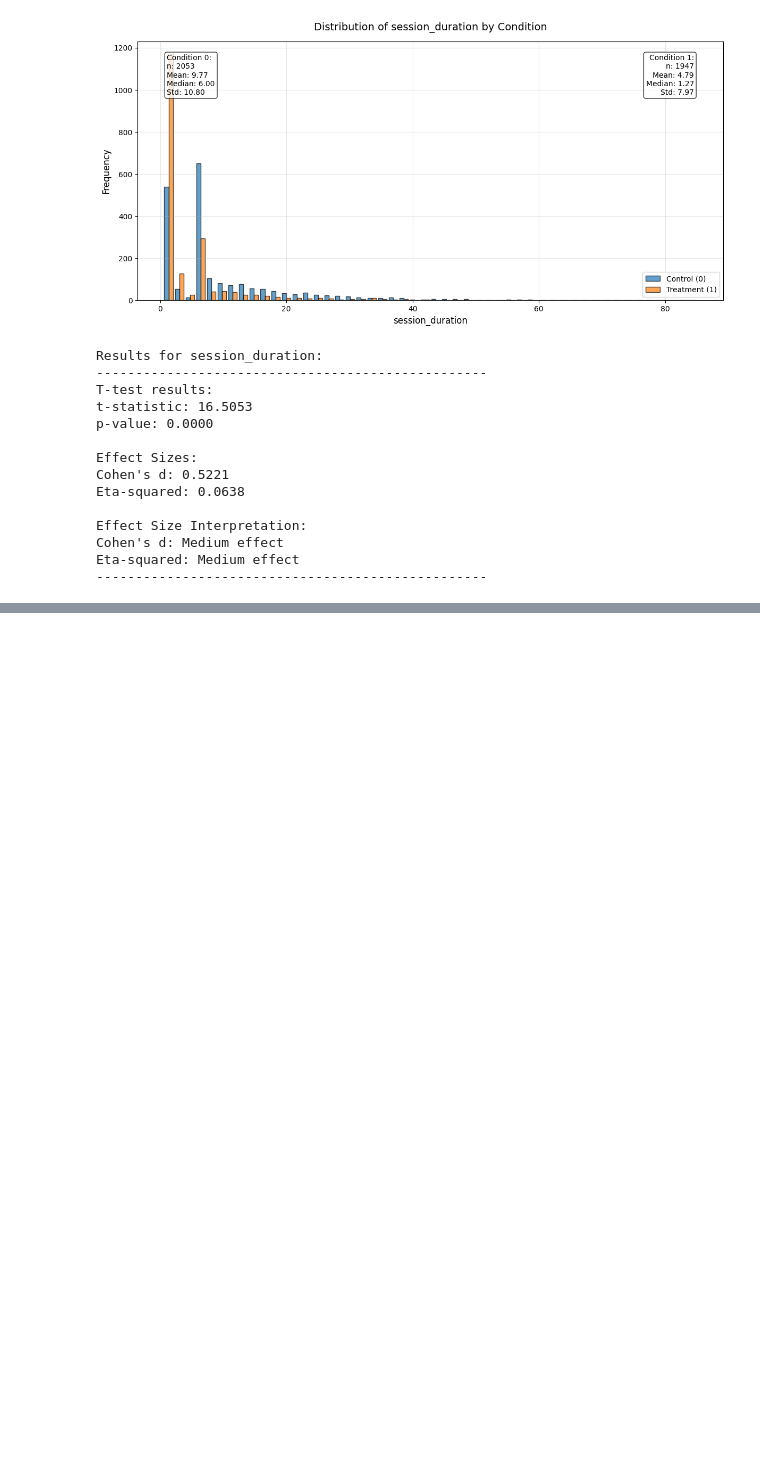
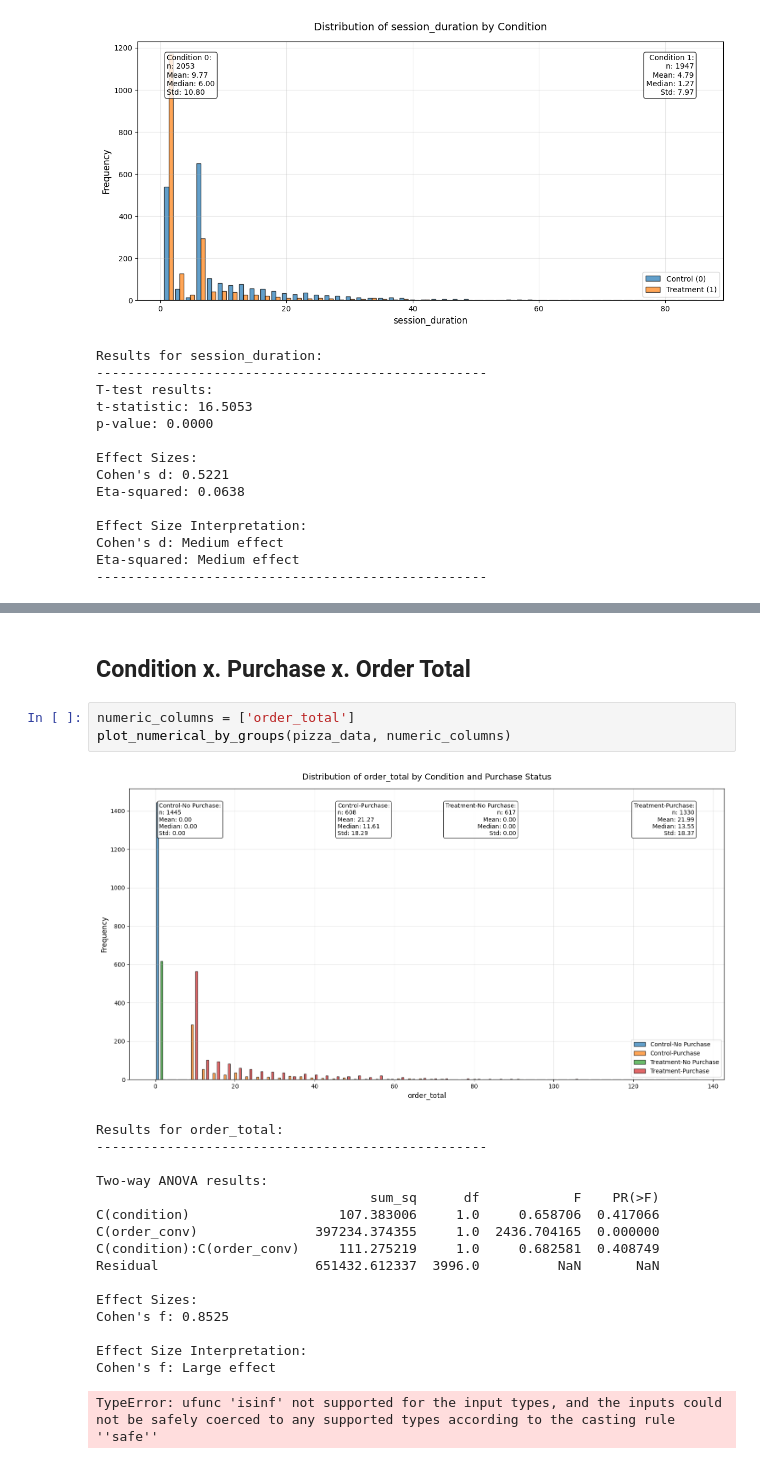
Before and after one commit to HNStaggs/AB-Test-Case, a Jupyter notebook: notebooks/synthetic_data_hypothesis_testing.ipynb, the cells around one changed output, grey strips where cells are left out. Cells and saved outputs as stored; diff of their text form; blank space fills up the shorter version.

```diff
--- a/notebooks/synthetic_data_hypothesis_testing.ipynb
+++ b/notebooks/synthetic_data_hypothesis_testing.ipynb
@@ -432,0 +587,23 @@ plot_conversion_rates(results)
+# %% [markdown]
+## Condition x. Purchase x. Order Total
+# %%
+numeric_columns = ['order_total']
+plot_numerical_by_groups(pizza_data, numeric_columns)
+# %% [output]
+[figure, added]
+Results for order_total:
+--------------------------------------------------
+
+Two-way ANOVA results:
+                                   sum_sq      df            F    PR(>F)
+C(condition)                   107.383006     1.0     0.658706  0.417066
+C(order_conv)               397234.374355     1.0  2436.704165  0.000000
+C(condition):C(order_conv)     111.275219     1.0     0.682581  0.408749
+Residual                    651432.612337  3996.0          NaN       NaN
+
+Effect Sizes:
+Cohen's f: 0.8525
+
+Effect Size Interpretation:
+Cohen's f: Large effect
+TypeError: ufunc 'isinf' not supported for the input types, and the inputs could not be safely coerced to any supported types according to the casting rule ''safe''
```
Also changed, not shown: parts of 26 cells of this notebook.
